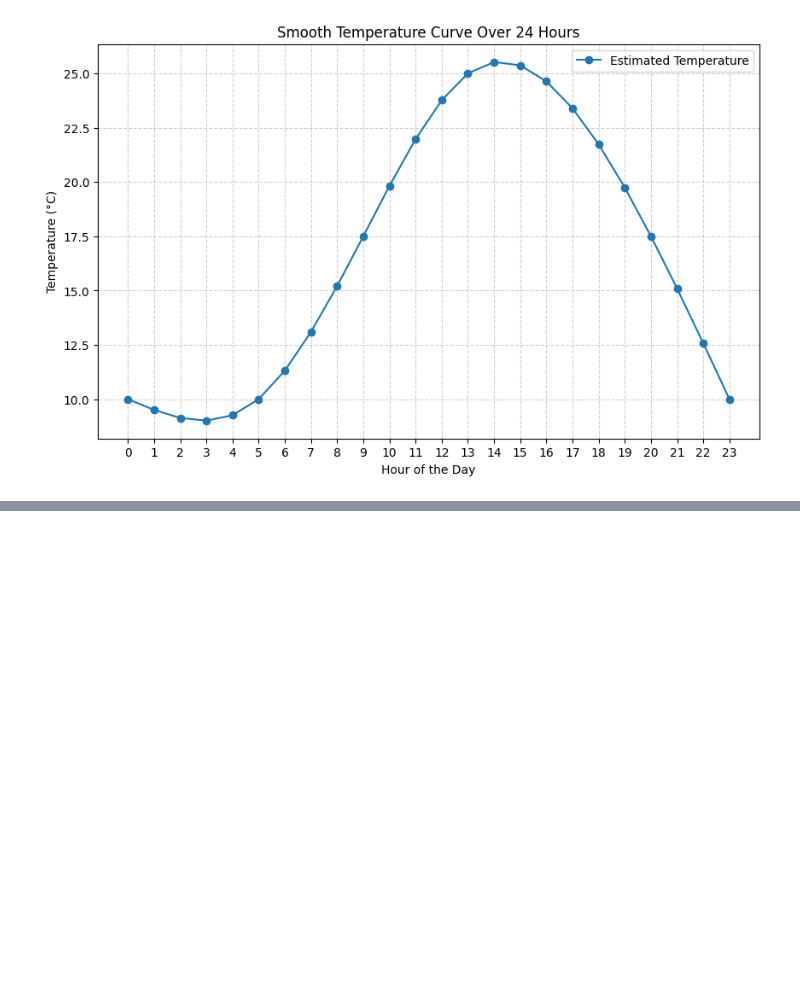
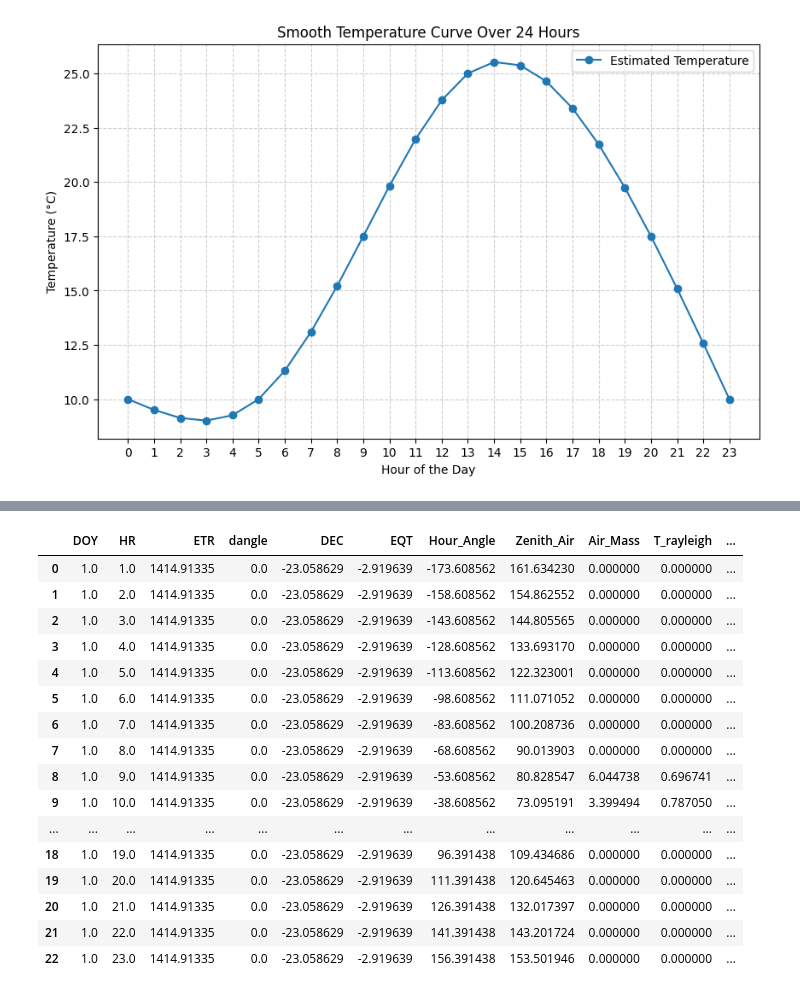
Before and after one commit to michaelparker7/Cmin, a Jupyter notebook: WeatherApp.ipynb, the cells around one changed output, grey strips where cells are left out. Saved outputs shown, nothing was run; the diff lists cells and outputs as text; code cells hidden in the pictures; blank space fills up the shorter version.

```diff
--- a/WeatherApp.ipynb
+++ b/WeatherApp.ipynb
@@ -257,3 +257,12 @@ plt.legend()
 plt.show()
 # %% [output]
 [figure]
+# %%
+from datetime import datetime
+
+# Example date
+selected_date = datetime(2023, 1, 1)
+
+# Calculate day of the year
+day_of_year = selected_date.timetuple().tm_yday
+print(f"Day of the year for {selected_date.strftime('%B %d, %Y')}: {day_of_year}")
@@ -259,0 +308,74 @@ plt.show()
+# %%
+# user inputs
+Latitude = latitude
+Longitude = longitude
+TZ = offset_hours
+Pressure = 1000
+Ozone = 0.3
+H2O = 1.5
+AOD500 = 0.1
+AOD380 = 0.15
+Taua = 0.2758*aod380+0.35*aod500
+Ba = 0.85
+Albedo = 0.2
+
+# disclaimer
+DOY = [selected_date.timetuple().tm_yday]*23
+HR = list(range(1,24))
+ETR = [1367 * (1.00011+ 0.034221 * np.cos(np.radians(2 * np.pi * (d - 1) / 365))+ 0.00128 * np.sin(np.radians(2 * np.pi * (d - 1) / 365))+ 0.000719 * np.cos(np.radians(2 * (2 * np.pi * (d - 1) / 365)))+ 0.000077 * np.sin(np.radians(2 * (2 * np.pi * (d - 1) / 365))))for d in DOY]
+dangle = [6.283185*(d-1)/365 for d in DOY]
+
+bird = pd.DataFrame([DOY,HR,ETR,dangle]).T
+bird.columns = ['DOY','HR','ETR','dangle']
+
+# Intermediate Parameters
+
+bird['DEC'] = (0.006918-0.399912*np.cos(np.radians(bird['dangle']))+0.070257*np.sin(np.radians(bird['dangle']))-0.006758*np.cos(2*np.radians(bird['dangle'])) +0.000907*np.sin(2*np.radians(bird['dangle']))-0.002697*np.cos(3*np.radians(bird['dangle']))+0.00148*np.sin(3*np.radians(bird['dangle'])))*(180/np.pi)
+bird['EQT'] = (0.0000075+0.001868*np.cos(np.radians(bird['dangle']))-0.032077*np.sin(np.radians(bird['dangle']))-0.014615*np.cos(2*np.radians(bird['dangle'])) -0.040849*np.sin(2*np.radians(bird['dangle'])))*(229.18)
+bird['Hour_Angle'] = 15*(bird['HR']-12.5)+(Longitude)-(TZ)*15+bird['EQT']/4
+bird['Zenith_Air'] = np.arccos(np.cos(np.radians(bird['DEC'])) * np.cos(np.radians(Latitude)) * np.cos(np.radians(bird['Hour_Angle'])) +np.sin(np.radians(bird['DEC'])) * np.sin(np.radians(Latitude))) * (180 / np.pi)
+bird['Air_Mass'] = np.where(bird['Zenith_Air'] < 89,1 / (np.cos(np.radians(bird['Zenith_Air'])) +0.15 / (93.885 - bird['Zenith_Air'])**1.25),0)
+
+# Intermediate Results
+
+bird['T_rayleigh'] = np.where(bird['Air_Mass'] > 0,np.exp(-0.0903 * ((Pressure * bird['Air_Mass'] / 1013)**0.84 *(1 + Pressure * bird['Air_Mass'] / 1013 -(Pressure * bird['Air_Mass'] / 1013)**1.01))),0)
+bird['T_ozone'] = np.where(bird['Air_Mass'] > 0, 1 - 0.1611 * (Ozone * bird['Air_Mass']) * (1 + 139.48 * (Ozone * bird['Air_Mass']))**-0.3034 - 0.002715 * (Ozone * bird['Air_Mass']) / (1 + 0.044 * (Ozone * bird['Air_Mass']) + 0.0003 * (Ozone * bird['Air_Mass'])**2), 0)
+bird['T_gases'] = np.where(bird['Air_Mass'] > 0, np.exp(-0.0127 * (bird['Air_Mass'] * Pressure / 1013)**0.26), 0)
+bird['T_water'] = np.where(bird['Air_Mass'] > 0, 1 - 2.4959 * bird['Air_Mass'] * H2O / ((1 + 79.034 * H2O * bird['Air_Mass'])**0.6828 + 6.385 * H2O * bird['Air_Mass']), 0)
+bird['T_aerosol'] = np.where(bird['Air_Mass'] > 0, np.exp(-(Taua**0.873) * (1 + Taua - Taua**0.7088) * bird['Air_Mass']**0.9108), 0)
+bird['TAA'] = np.where(bird['Air_Mass'] > 0, 1 - 0.1 * (1 - bird['Air_Mass'] + bird['Air_Mass']**1.06) * (1 - bird['T_aerosol']), 0)
+bird['rs'] = np.where(bird['Air_Mass'] > 0, 0.0685 + (1 - Ba) * (1 - bird['T_aerosol'] / bird['TAA']), 0)
+bird['Id'] = np.where(bird['Air_Mass'] > 0, 0.9662 * bird['ETR'] * bird['T_aerosol'] * bird['T_water'] * bird['T_gases'] * bird['T_ozone'] * bird['T_rayleigh'], 0)
+bird['IdnH'] = np.where(bird['Zenith_Air'] < 90, bird['Id'] * np.cos(np.radians(bird['Zenith_Air'])), 0)
+bird['Ias'] = np.where(bird['Air_Mass'] > 0,bird['ETR'] * np.cos(np.radians(bird['Zenith_Air'])) * 0.79 * bird['T_ozone'] * bird['T_gases'] * bird['T_water'] * bird['TAA'] * (0.5 * (1 - bird['T_rayleigh']) + Ba * (1 - (bird['T_aerosol'] / bird['TAA']))) / (1 - bird['Air_Mass'] + bird['Air_Mass']**1.02),0)
+bird['GH'] = np.where(bird['Air_Mass'] > 0, (bird['IdnH'] + bird['Ias']) / (1 - Albedo * bird['rs']), 0)
+
+# Decimal Time
+
+bird['Decimal_Time'] = bird['DOY'] + (bird['HR'] - 0.5) / 24
+
+# Model Results
+
+bird['Direct_Beam'] = bird['Id']
+bird['Direct_Hz'] = bird['IdnH']
+bird['Global_Hz'] = bird['GH']
+bird['Dif_Hz'] = bird['Global_Hz'] - bird['Direct_Hz']
+bird
+# %% [output]
+|  | DOY | HR | ETR | dangle | DEC | EQT | Hour_Angle | Zenith_Air | Air_Mass | T_rayleigh | ... |
+| 0 | 1.0 | 1.0 | 1414.91335 | 0.0 | -23.058629 | -2.919639 | -173.608562 | 161.634230 | 0.000000 | 0.000000 | ... |
+| 1 | 1.0 | 2.0 | 1414.91335 | 0.0 | -23.058629 | -2.919639 | -158.608562 | 154.862552 | 0.000000 | 0.000000 | ... |
+| 2 | 1.0 | 3.0 | 1414.91335 | 0.0 | -23.058629 | -2.919639 | -143.608562 | 144.805565 | 0.000000 | 0.000000 | ... |
+| 3 | 1.0 | 4.0 | 1414.91335 | 0.0 | -23.058629 | -2.919639 | -128.608562 | 133.693170 | 0.000000 | 0.000000 | ... |
+| 4 | 1.0 | 5.0 | 1414.91335 | 0.0 | -23.058629 | -2.919639 | -113.608562 | 122.323001 | 0.000000 | 0.000000 | ... |
+| 5 | 1.0 | 6.0 | 1414.91335 | 0.0 | -23.058629 | -2.919639 | -98.608562 | 111.071052 | 0.000000 | 0.000000 | ... |
+| 6 | 1.0 | 7.0 | 1414.91335 | 0.0 | -23.058629 | -2.919639 | -83.608562 | 100.208736 | 0.000000 | 0.000000 | ... |
+| 7 | 1.0 | 8.0 | 1414.91335 | 0.0 | -23.058629 | -2.919639 | -68.608562 | 90.013903 | 0.000000 | 0.000000 | ... |
+| 8 | 1.0 | 9.0 | 1414.91335 | 0.0 | -23.058629 | -2.919639 | -53.608562 | 80.828547 | 6.044738 | 0.696741 | ... |
+| 9 | 1.0 | 10.0 | 1414.91335 | 0.0 | -23.058629 | -2.919639 | -38.608562 | 73.095191 | 3.399494 | 0.787050 | ... |
+| ... | ... | ... | ... | ... | ... | ... | ... | ... | ... | ... | ... |
+| 18 | 1.0 | 19.0 | 1414.91335 | 0.0 | -23.058629 | -2.919639 | 96.391438 | 109.434686 | 0.000000 | 0.000000 | ... |
+| 19 | 1.0 | 20.0 | 1414.91335 | 0.0 | -23.058629 | -2.919639 | 111.391438 | 120.645463 | 0.000000 | 0.000000 | ... |
+| 20 | 1.0 | 21.0 | 1414.91335 | 0.0 | -23.058629 | -2.919639 | 126.391438 | 132.017397 | 0.000000 | 0.000000 | ... |
+| 21 | 1.0 | 22.0 | 1414.91335 | 0.0 | -23.058629 | -2.919639 | 141.391438 | 143.201724 | 0.000000 | 0.000000 | ... |
+| 22 | 1.0 | 23.0 | 1414.91335 | 0.0 | -23.058629 | -2.919639 | 156.391438 | 153.501946 | 0.000000 | 0.000000 | ... |
```
Also changed, not shown: parts of 5 cells of this notebook, 2 other files.
